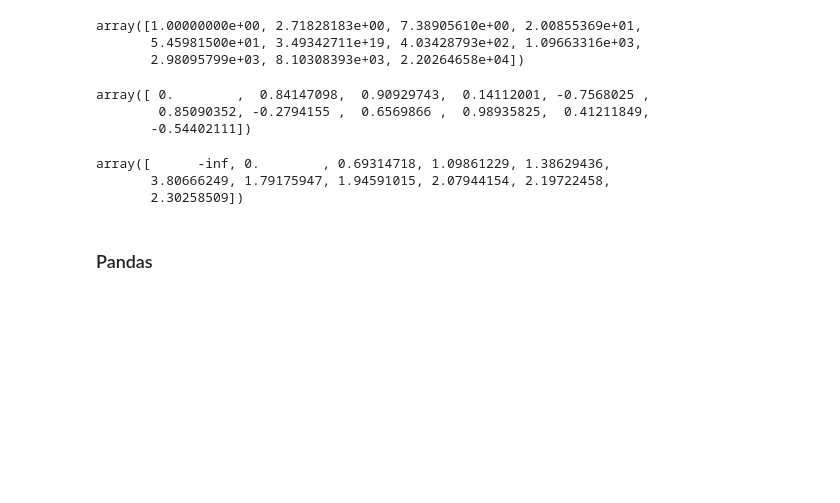
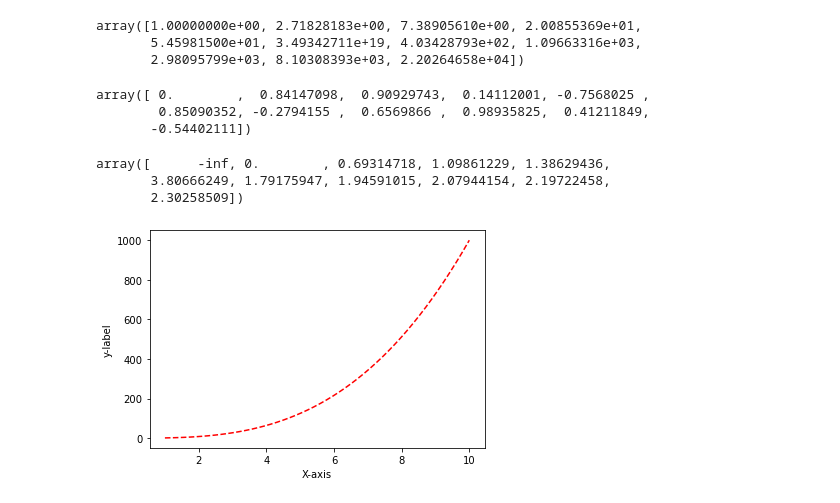
Before and after one commit to GKPSingh/28May2021, a Jupyter notebook: Practice.ipynb, the cells around one changed output. Saved outputs shown, nothing was run; the diff lists cells and outputs as text; code cells hidden in the pictures; blank space fills up the shorter version.

```diff
--- a/Practice.ipynb
+++ b/Practice.ipynb
@@ -287,7 +287,5 @@ np.log(z)
 array([      -inf, 0.        , 0.69314718, 1.09861229, 1.38629436,
        3.80666249, 1.79175947, 1.94591015, 2.07944154, 2.19722458,
        2.30258509])
-# %% [markdown]
-### Pandas
 # %%
 import pandas as pd
@@ -293,0 +295,9 @@ import pandas as pd
+# %%
+x = np.linspace(1,10)
+y = x**3
+# %%
+plt.plot(x,y,'r--')
+plt.xlabel('X-axis')
+plt.ylabel('y-label');
+# %% [output]
+[figure, added]
```
Also changed, not shown: parts of 10 cells of this notebook.
